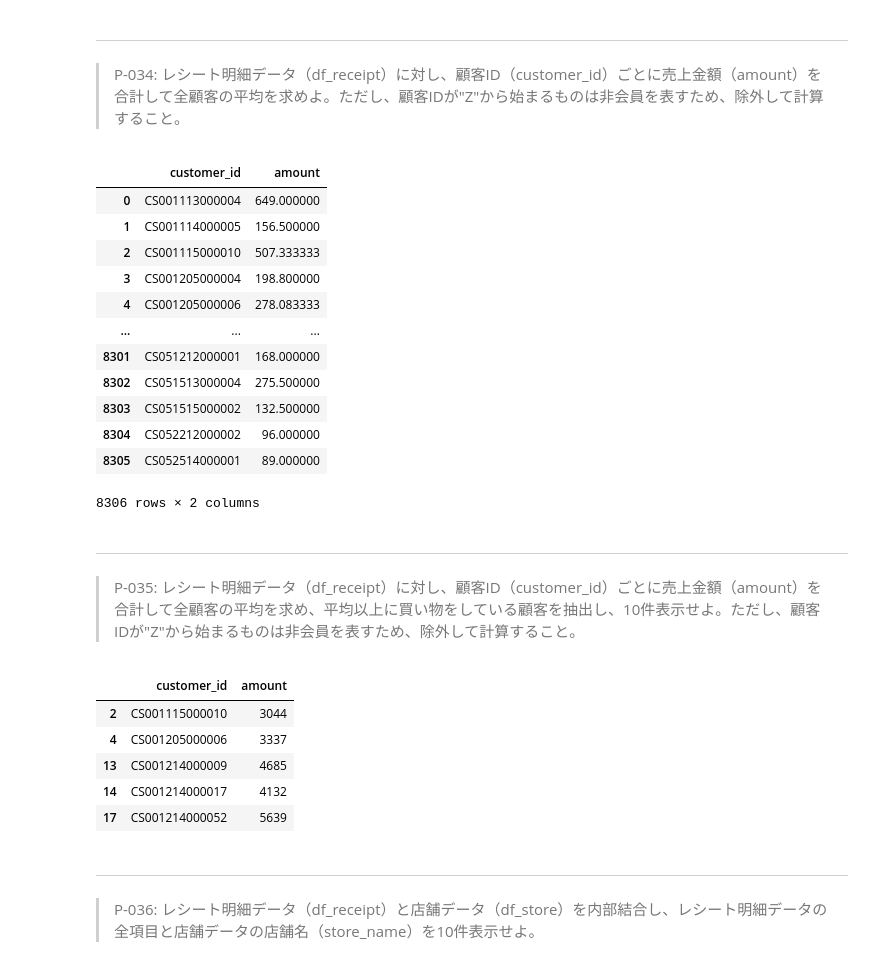
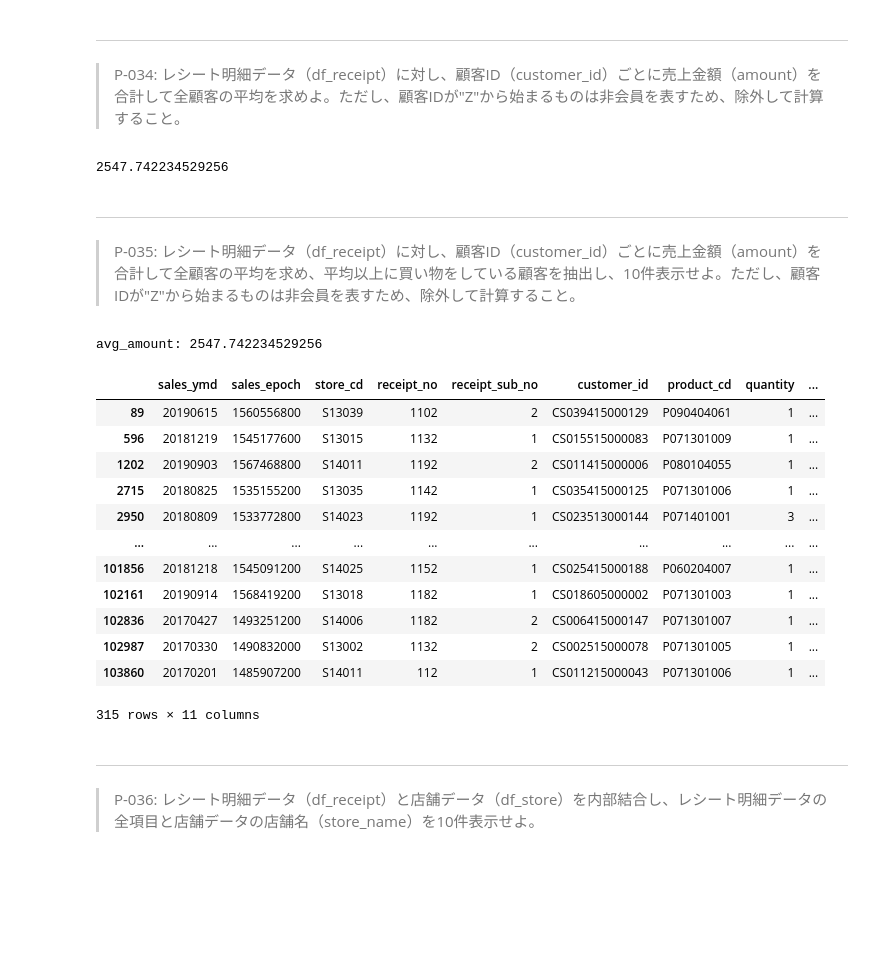
Before and after one commit to palakpaneerer/100knocks-preprocess, a Jupyter notebook: docker/work/preprocess_knock_Python.ipynb, the cells around one changed output. Drawn from its saved outputs; the diff is of its cells as text; code cells hidden in the pictures; blank space fills up the shorter version.

```diff
--- a/docker/work/preprocess_knock_Python.ipynb
+++ b/docker/work/preprocess_knock_Python.ipynb
@@ -397,7 +390,7 @@ df_customer.sort_values(by="birth_day", ascending=False).head()
 ---
 > P-019: レシート明細データ（df_receipt）に対し、1件あたりの売上金額（amount）が高い順にランクを付与し、先頭から10件表示せよ。項目は顧客ID（customer_id）、売上金額（amount）、付与したランクを表示させること。なお、売上金額（amount）が等しい場合は同一順位を付与するものとする。
 # %%
-df_receipt["rank"] = df_receipt["amount"].rank(ascending=False, method="min")
-df_rank = df_receipt.sort_values(by="rank",ascending=True)
-df_rank[["customer_id", "amount", "rank"]].head(10)
+df_tmp = df_receipt[["customer_id", "amount"]]
+df_tmp["ranking"] = df_tmp["amount"].rank(ascending=False, method="min")
+df_tmp.sort_values(by="ranking", ascending=True).head(10)
 # %% [output]
@@ -416,7 +414,10 @@ df_rank[["customer_id", "amount", "rank"]].head(10)
 ---
 > P-020: レシート明細データ（df_receipt）に対し、1件あたりの売上金額（amount）が高い順にランクを付与し、先頭から10件表示せよ。項目は顧客ID（customer_id）、売上金額（amount）、付与したランクを表示させること。なお、売上金額（amount）が等しい場合でも別順位を付与すること。
 # %%
-df_receipt["rank"] = df_receipt["amount"].rank(ascending=False, method="first")
-df_rank = df_receipt.sort_values(by="rank", ascending=True)
-df_rank[["customer_id","amount","rank"]].head(10)
+df_tmp = df_receipt[["customer_id", "amount"]]
+df_tmp["ranking"] = df_tmp["amount"].rank(ascending=False, method="first")
+df_tmp.sort_values(by="ranking", ascending=True).head(10)
+
+
+#1問目-20問目：55分37秒（2回目のチャレンジ）
 # %% [output]
@@ -646,41 +634,36 @@ df_tmp[df_tmp["amount"] >= 330]
 # %% [markdown]
 ---
 > P-034: レシート明細データ（df_receipt）に対し、顧客ID（customer_id）ごとに売上金額（amount）を合計して全顧客の平均を求めよ。ただし、顧客IDが"Z"から始まるものは非会員を表すため、除外して計算すること。
-# %%
-df_tmp = df_receipt.groupby("customer_id").agg({"amount":"mean"}).reset_index()
-df_tmp[~df_tmp["customer_id"].str.startswith("Z")]
-
-#以下のような記載では正しい結果が得られないので使用しないこと
-#df_tmp[df_tmp["customer_id"] != df_tmp["customer_id"].str.startswith("Z")]
-# %% [output]
-|  | customer_id | amount |
-| 0 | CS001113000004 | 649.000000 |
-| 1 | CS001114000005 | 156.500000 |
-| 2 | CS001115000010 | 507.333333 |
-| 3 | CS001205000004 | 198.800000 |
-| 4 | CS001205000006 | 278.083333 |
-| ... | ... | ... |
-| 8301 | CS051212000001 | 168.000000 |
-| 8302 | CS051513000004 | 275.500000 |
-| 8303 | CS051515000002 | 132.500000 |
-| 8304 | CS052212000002 | 96.000000 |
-| 8305 | CS052514000001 | 89.000000 |
-8306 rows × 2 columns
+# %%
+df_tmp = df_receipt[~ df_receipt["customer_id"].str.startswith("Z")]
+sum_amount_by_customer = df_tmp.groupby("customer_id").amount.sum().reset_index()
+sum_amount_by_customer["amount"].mean()
+# %% [output]
+2547.742234529256
 # %% [markdown]
 ---
 > P-035: レシート明細データ（df_receipt）に対し、顧客ID（customer_id）ごとに売上金額（amount）を合計して全顧客の平均を求め、平均以上に買い物をしている顧客を抽出し、10件表示せよ。ただし、顧客IDが"Z"から始まるものは非会員を表すため、除外して計算すること。
 # %%
-df_tmp = df_receipt[~df_receipt["customer_id"].str.startswith("Z")]
-df_tmp = df_tmp.groupby("customer_id").agg({"amount":"sum"}).reset_index()
-avg = df_tmp["amount"].mean()
-df_tmp[df_tmp["amount"] >= avg].head()
+df_tmp = df_receipt[~ df_receipt["customer_id"].str.startswith("Z")]
+sum_amount_by_customer = df_tmp.groupby("customer_id").amount.sum().reset_index()
+avg_amount = sum_amount_by_customer.amount.mean()
+print("avg_amount:", avg_amount)
+df_tmp[df_tmp["amount"] >= avg_amount]
 # %% [output]
+avg_amount: 2547.742234529256
-|  | customer_id | amount |
-| 2 | CS001115000010 | 3044 |
-| 4 | CS001205000006 | 3337 |
-| 13 | CS001214000009 | 4685 |
-| 14 | CS001214000017 | 4132 |
-| 17 | CS001214000052 | 5639 |
+|  | sales_ymd | sales_epoch | store_cd | receipt_no | receipt_sub_no | customer_id | product_cd | quantity | ... |
+| 89 | 20190615 | 1560556800 | S13039 | 1102 | 2 | CS039415000129 | P090404061 | 1 | ... |
+| 596 | 20181219 | 1545177600 | S13015 | 1132 | 1 | CS015515000083 | P071301009 | 1 | ... |
+| 1202 | 20190903 | 1567468800 | S14011 | 1192 | 2 | CS011415000006 | P080104055 | 1 | ... |
+| 2715 | 20180825 | 1535155200 | S13035 | 1142 | 1 | CS035415000125 | P071301006 | 1 | ... |
+| 2950 | 20180809 | 1533772800 | S14023 | 1192 | 1 | CS023513000144 | P071401001 | 3 | ... |
+| ... | ... | ... | ... | ... | ... | ... | ... | ... | ... |
+| 101856 | 20181218 | 1545091200 | S14025 | 1152 | 1 | CS025415000188 | P060204007 | 1 | ... |
+| 102161 | 20190914 | 1568419200 | S13018 | 1182 | 1 | CS018605000002 | P071301003 | 1 | ... |
+| 102836 | 20170427 | 1493251200 | S14006 | 1182 | 2 | CS006415000147 | P071301007 | 1 | ... |
+| 102987 | 20170330 | 1490832000 | S13002 | 1132 | 2 | CS002515000078 | P071301005 | 1 | ... |
+| 103860 | 20170201 | 1485907200 | S14011 | 112 | 1 | CS011215000043 | P071301006 | 1 | ... |
+315 rows × 11 columns
 # %% [markdown]
 ---
 > P-036: レシート明細データ（df_receipt）と店舗データ（df_store）を内部結合し、レシート明細データの全項目と店舗データの店舗名（store_name）を10件表示せよ。
```
Also changed, not shown: parts of 45 cells of this notebook.
